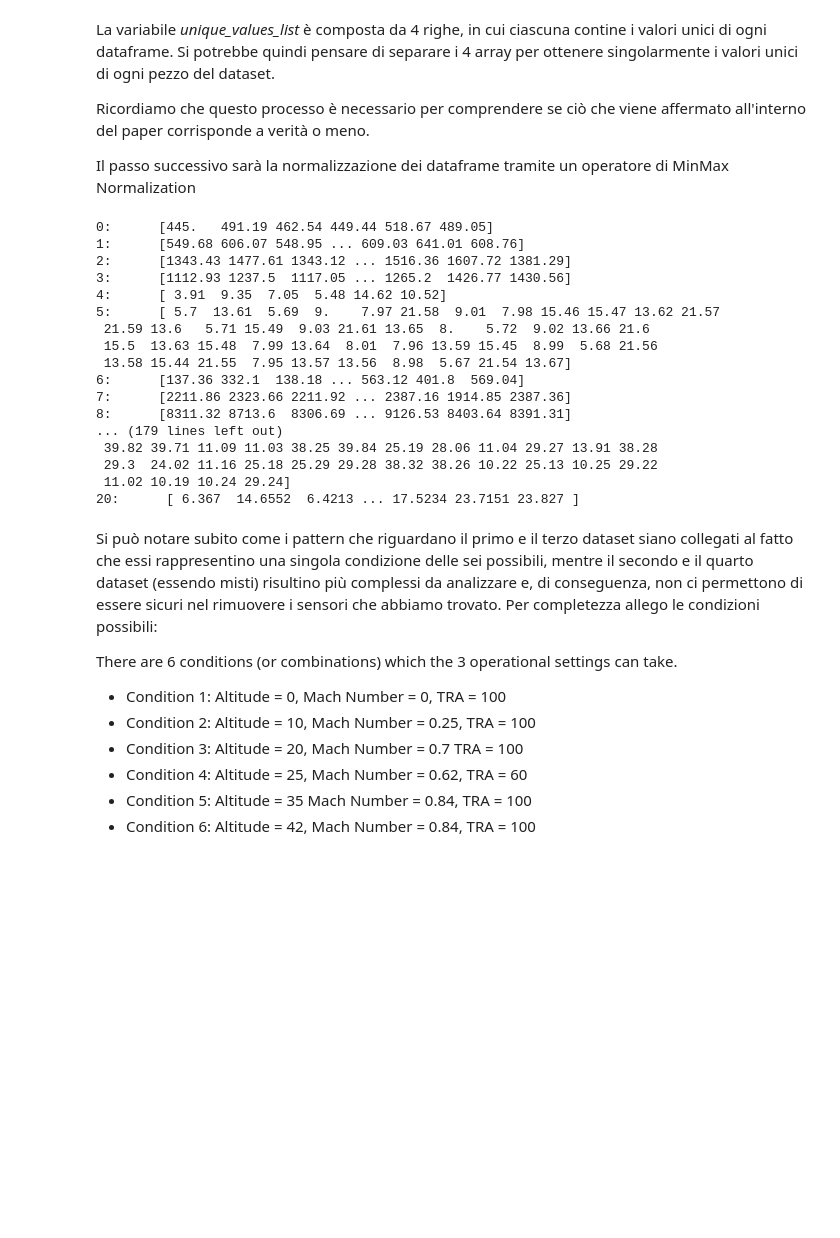
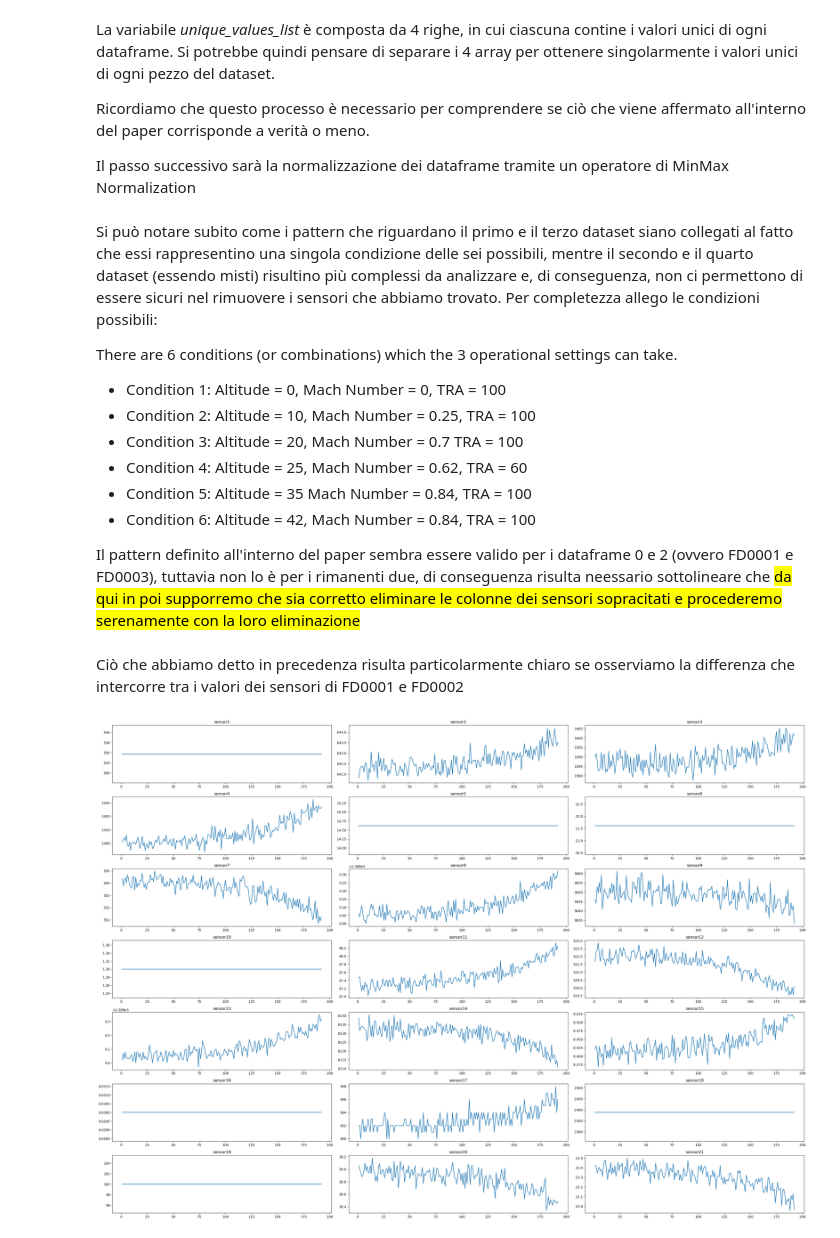
Before and after one commit to AliquodFahriam/tinyML, a Jupyter notebook: Riproduzione/riproduzione_DP.ipynb, the cells around one changed output. Drawn from its saved outputs; the diff is of its cells as text; code cells hidden in the pictures; blank space fills up the shorter version.

Commit message:
distplot and other charts

```diff
--- a/Riproduzione/riproduzione_DP.ipynb
+++ b/Riproduzione/riproduzione_DP.ipynb
@@ -127,26 +127,8 @@ unique_2 = unique_values_list[1]
 unique_3 = unique_values_list[2]
 unique_4 = unique_values_list[3]
 # %%
-for i in range(0,21):
-    print(str(i)+":      "+str(unique_4[i]))
+# for i in range(0,21):
+#     print(str(i)+":      "+str(unique_4[i]))
-# %% [output]
-0:      [445.   491.19 462.54 449.44 518.67 489.05]
-1:      [549.68 606.07 548.95 ... 609.03 641.01 608.76]
-2:      [1343.43 1477.61 1343.12 ... 1516.36 1607.72 1381.29]
-3:      [1112.93 1237.5  1117.05 ... 1265.2  1426.77 1430.56]
-4:      [ 3.91  9.35  7.05  5.48 14.62 10.52]
-5:      [ 5.7  13.61  5.69  9.    7.97 21.58  9.01  7.98 15.46 15.47 13.62 21.57
- 21.59 13.6   5.71 15.49  9.03 21.61 13.65  8.    5.72  9.02 13.66 21.6
- 15.5  13.63 15.48  7.99 13.64  8.01  7.96 13.59 15.45  8.99  5.68 21.56
- 13.58 15.44 21.55  7.95 13.57 13.56  8.98  5.67 21.54 13.67]
-6:      [137.36 332.1  138.18 ... 563.12 401.8  569.04]
-7:      [2211.86 2323.66 2211.92 ... 2387.16 1914.85 2387.36]
-8:      [8311.32 8713.6  8306.69 ... 9126.53 8403.64 8391.31]
-... (179 lines left out)
- 39.82 39.71 11.09 11.03 38.25 39.84 25.19 28.06 11.04 29.27 13.91 38.28
- 29.3  24.02 11.16 25.18 25.29 29.28 38.32 38.26 10.22 25.13 10.25 29.22
- 11.02 10.19 10.24 29.24]
-20:      [ 6.367  14.6552  6.4213 ... 17.5234 23.7151 23.827 ]
 # %% [markdown]
 Si può notare subito come i pattern che riguardano il primo e il terzo dataset siano collegati al fatto che essi rappresentino una singola condizione delle sei possibili, mentre il secondo e il quarto dataset (essendo misti) risultino più complessi da analizzare e, di conseguenza, non ci permettono di essere sicuri nel rimuovere i sensori che abbiamo trovato.
 Per completezza allego le condizioni possibili:
@@ -159,15 +141,59 @@ There are 6 conditions (or combinations) which the 3 operational settings can ta
 - Condition 4: Altitude = 25, Mach Number = 0.62, TRA = 60
 - Condition 5: Altitude = 35 Mach Number = 0.84, TRA = 100
 - Condition 6: Altitude = 42, Mach Number = 0.84, TRA = 100
+
+Il pattern definito all'interno del paper sembra essere valido per i dataframe 0 e 2 (ovvero FD0001 e FD0003), tuttavia non lo è per i rimanenti due, di conseguenza risulta neessario sottolineare che <mark>da qui in poi supporremo che sia corretto eliminare le colonne dei sensori sopracitati e procederemo serenamente con la loro eliminazione</mark>
+# %%
+## Inseriamo la colonna RUL all'interno del dataset di train
+def insertRULtrain(train_list):
+    for df in train:
+        #La prossim riga crea un dizionario chiamato cycles che itera per ogni "unique"
+        #unit_number all'interno del dataframe e inserisce come valore il massimo dei valori
+        #della colonna time_cycle
+        cycles = {id_max: df[df['unit_number']==id_max]['time_cycle'].max() for id_max in df['unit_number'].unique()}
+
+        #la variabile ruls è una lista che contiene la colonna RUL, ovvero i valori in ordine decrescente all'interno della colonna
+        #time_cycle (a intervalli di 1, questo valore potrebbe essere modificato a piacimento modificando leggermente la funzione)
+        ruls = [cycles[row[0]] - 1 if row[1] < 1 else cycles[row[0]] - row[1] for row in df.values]
+
+        ##In versione estesa sarebbe
+        # ruls = []
+
+        # for row in df.values:
+        #     if row[1] < 1:
+        #         ruls.append(cycles[row[0]] - 1)
+        #     else:
+        #         ruls.append(cycles[row[0]] - row[1])
+
+        df['RUL'] = ruls
+
+insertRULtrain(train)
 # %%
 from matplotlib import pyplot as plt
 import seaborn as sns
+# %% [markdown]
+Ciò che abbiamo detto in precedenza risulta particolarmente chiaro se osserviamo la differenza che intercorre tra i valori dei sensori di FD0001 e FD0002
 # %%
-def plotSensors(train, numeroDF):
-    df = train[numeroDF]
+def plotSensors(train_list, numeroDF,unit_number, sensors):
+    #Controllo input banale
+    if numeroDF < 0 or numeroDF > 3:
+        print("numeroDF può andare da 0 a 3")
+        return
+
+
+    df = train_list[numeroDF]
     plt.figure(figsize=(30,30))
     i = 0
     for sensor in sensors:
         plt.subplot(10, 3, i+1).set_title(sensor)
         #Il problema sta nel cercare di plottare i dati dei sensori di un unico ciclo
-        sensordata = df[df]
+        sensordata = df[df['unit_number'] == unit_number]
+        plt.plot(sensordata['time_cycle'],sensordata[sensor])
+        i += 1
+    plt.tight_layout()
+
+
+#numeroDF può andare da 0 a 3
+plotSensors(train, 0, 1)
+# %% [output]
+[figure, added]
```
Also changed, not shown: parts of 5 cells of this notebook.
